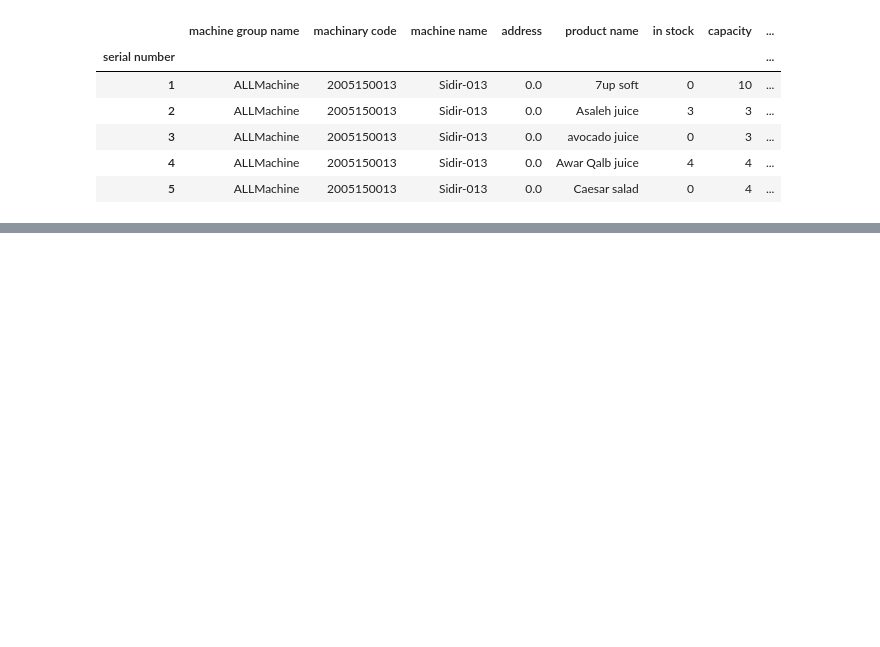
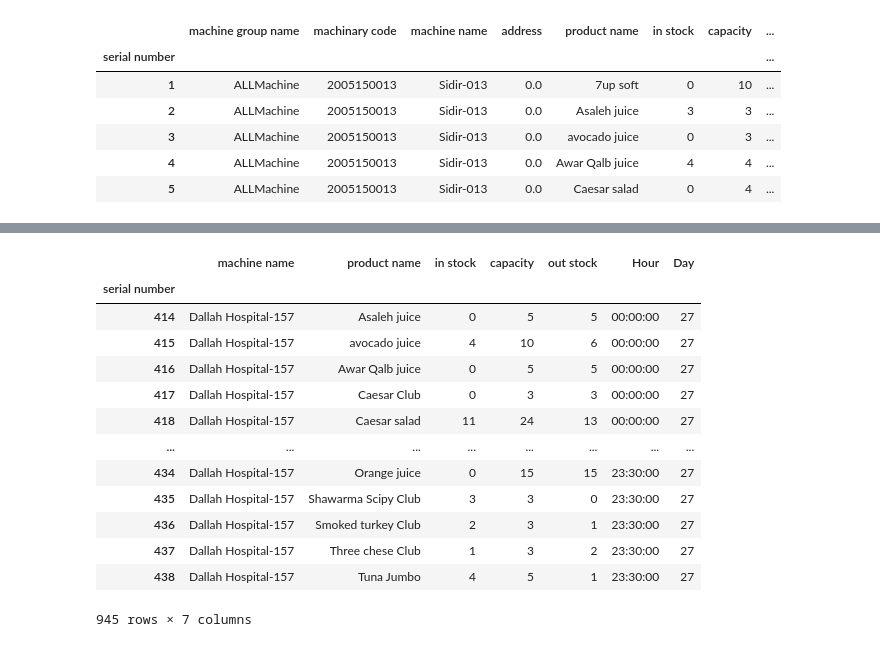
Before and after one commit to Muhammad-Nasr/task-analysis, a Jupyter notebook: main.ipynb, the cells around one changed output, grey strips where cells are left out. Saved outputs shown, nothing was run; the diff lists cells and outputs as text; code cells hidden in the pictures; blank space fills up the shorter version.

Commit message:
edit output

```diff
--- a/main.ipynb
+++ b/main.ipynb
@@ -52,0 +114,9 @@ macines_time[['in stock', 'out of stock']].agg([sum])
+# %%
+new_df['Day'].nunique()
+new_df['machine name'].nunique()
+new_df['Hour'].nunique()
+new_df.columns
+
+new_df.rename(columns={'out of stock': 'out stock'},
+              inplace=True)
+new_df.head()
@@ -52,0 +131,28 @@ macines_time[['in stock', 'out of stock']].agg([sum])
+# %%
+
+# Filter for machine name in one day
+dallah_machine = new_df[(new_df['machine name'] == 'Dallah Hospital-157') & (new_df['Day'] == 27)]
+
+
+output = dallah_machine.groupby(['Day', 'Hour']).agg({'in stock': sum,
+                                                    'out stock':sum, 'product name':'count',
+                                                    'capacity':sum}).reset_index()
+dallah_machine
+
+
+#output
+# %% [output]
+|  | machine name | product name | in stock | capacity | out stock | Hour | Day |
+| serial number |  |  |  |  |  |  |  |
+| 414 | Dallah Hospital-157 | Asaleh juice | 0 | 5 | 5 | 00:00:00 | 27 |
+| 415 | Dallah Hospital-157 | avocado juice | 4 | 10 | 6 | 00:00:00 | 27 |
+| 416 | Dallah Hospital-157 | Awar Qalb juice | 0 | 5 | 5 | 00:00:00 | 27 |
+| 417 | Dallah Hospital-157 | Caesar Club | 0 | 3 | 3 | 00:00:00 | 27 |
+| 418 | Dallah Hospital-157 | Caesar salad | 11 | 24 | 13 | 00:00:00 | 27 |
+| ... | ... | ... | ... | ... | ... | ... | ... |
+| 434 | Dallah Hospital-157 | Orange juice | 0 | 15 | 15 | 23:30:00 | 27 |
+| 435 | Dallah Hospital-157 | Shawarma Scipy Club | 3 | 3 | 0 | 23:30:00 | 27 |
+| 436 | Dallah Hospital-157 | Smoked turkey Club | 2 | 3 | 1 | 23:30:00 | 27 |
+| 437 | Dallah Hospital-157 | Three chese Club | 1 | 3 | 2 | 23:30:00 | 27 |
+| 438 | Dallah Hospital-157 | Tuna Jumbo | 4 | 5 | 1 | 23:30:00 | 27 |
+945 rows × 7 columns
```
Also changed, not shown: parts of 25 cells of this notebook, 2 other files.
